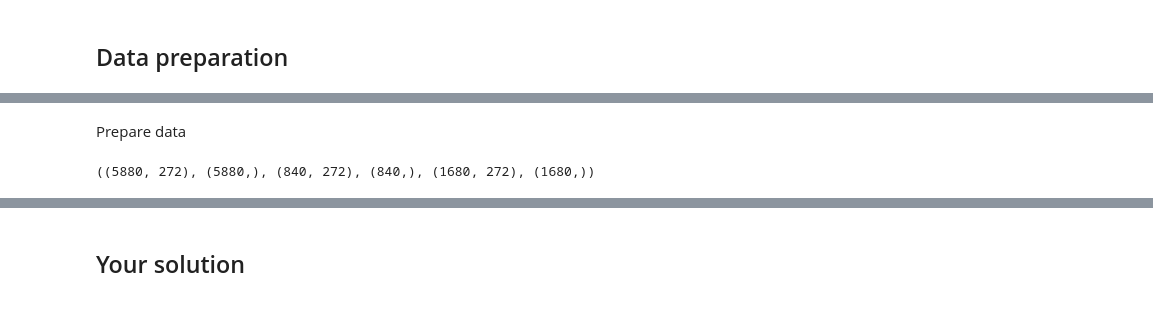
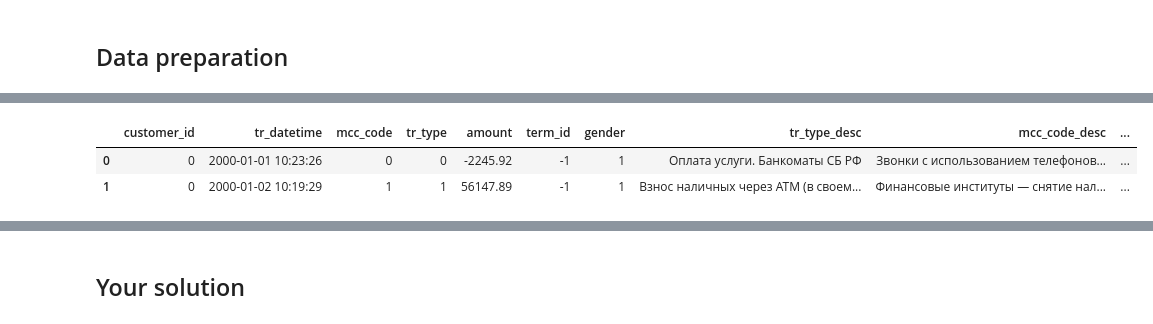
Before and after one commit to LogicZMaksimka/ml-course-gender-prediction, a Jupyter notebook: gender_prediction.ipynb, the cells around one changed output, grey strips where cells are left out. Cells and saved outputs as stored; diff of their text form; code cells hidden in the pictures.

```diff
--- a/gender_prediction.ipynb
+++ b/gender_prediction.ipynb
@@ -17,2 +84,0 @@ for f in files:
-# %% [markdown]
-Prepare data
@@ -27,25 +85,20 @@ X, y = baseline_aggregates(df)
-# %%
-from sklearn.model_selection import train_test_split
-
-def split_data(X, y, random_state=42):
-    """
-    Splits the data into training, validation, and test sets.
-    70% train, 10% val, 20% test
-    """
-
-    # First split: train + temp (temp will be split into val and test)
-    X_train, X_temp, y_train, y_temp = train_test_split(
-        X, y, test_size=0.3, random_state=random_state
-    )
-
-    # Second split: val and test from the temp set
-    X_val, X_test, y_val, y_test = train_test_split(
-        X_temp, y_temp, test_size=2./3, random_state=random_state
-    )
-
-    return X_train, y_train, X_val, y_val, X_test, y_test
-
-X_train, y_train, X_val, y_val, X_test, y_test = split_data(X, y)
-X_train.shape, y_train.shape, X_val.shape, y_val.shape, X_test.shape, y_test.shape
-# %% [output]
-((5880, 272), (5880,), (840, 272), (840,), (1680, 272), (1680,))
+# %%
+def load_dataset(splits=["train", "val", "test"], path="data/"):
+    dataset = {}
+    for split in splits:
+        df = pd.read_csv(f"{path}{split}.csv")
+        df["term_id"] = df["term_id"].fillna(-1)
+        df['gender_desc'] = df.gender.map({0: "женщина", 1: "мужчина"})
+        df['tr_datetime'] = pd.to_datetime(df['tr_datetime'], errors='coerce')
+        df.sort_values(['customer_id', 'tr_datetime'], inplace=True)
+        dataset[split] = df
+    return dataset
+
+dataset = load_dataset()
+
+train_df = dataset["train"]
+train_df.head(2)
+# %% [output]
+|  | customer_id | tr_datetime | mcc_code | tr_type | amount | term_id | gender | tr_type_desc | mcc_code_desc | ... |
+| 0 | 0 | 2000-01-01 10:23:26 | 0 | 0 | -2245.92 | -1 | 1 | Оплата услуги. Банкоматы СБ РФ | Звонки с использованием телефонов... | ... |
+| 1 | 0 | 2000-01-02 10:19:29 | 1 | 1 | 56147.89 | -1 | 1 | Взнос наличных через АТМ (в своем... | Финансовые институты — снятие нал... | ... |
```
Also changed, not shown: parts of 23 cells of this notebook, 3 other files.
